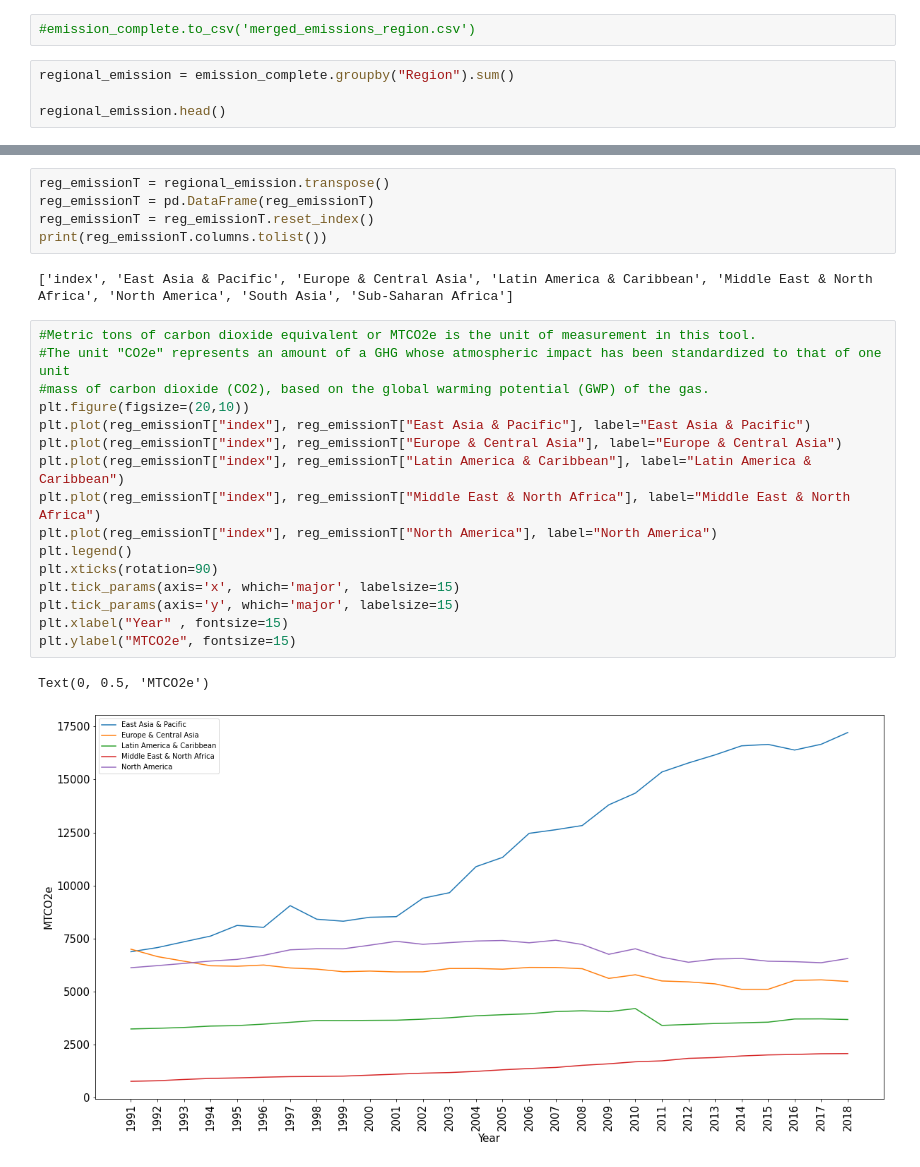
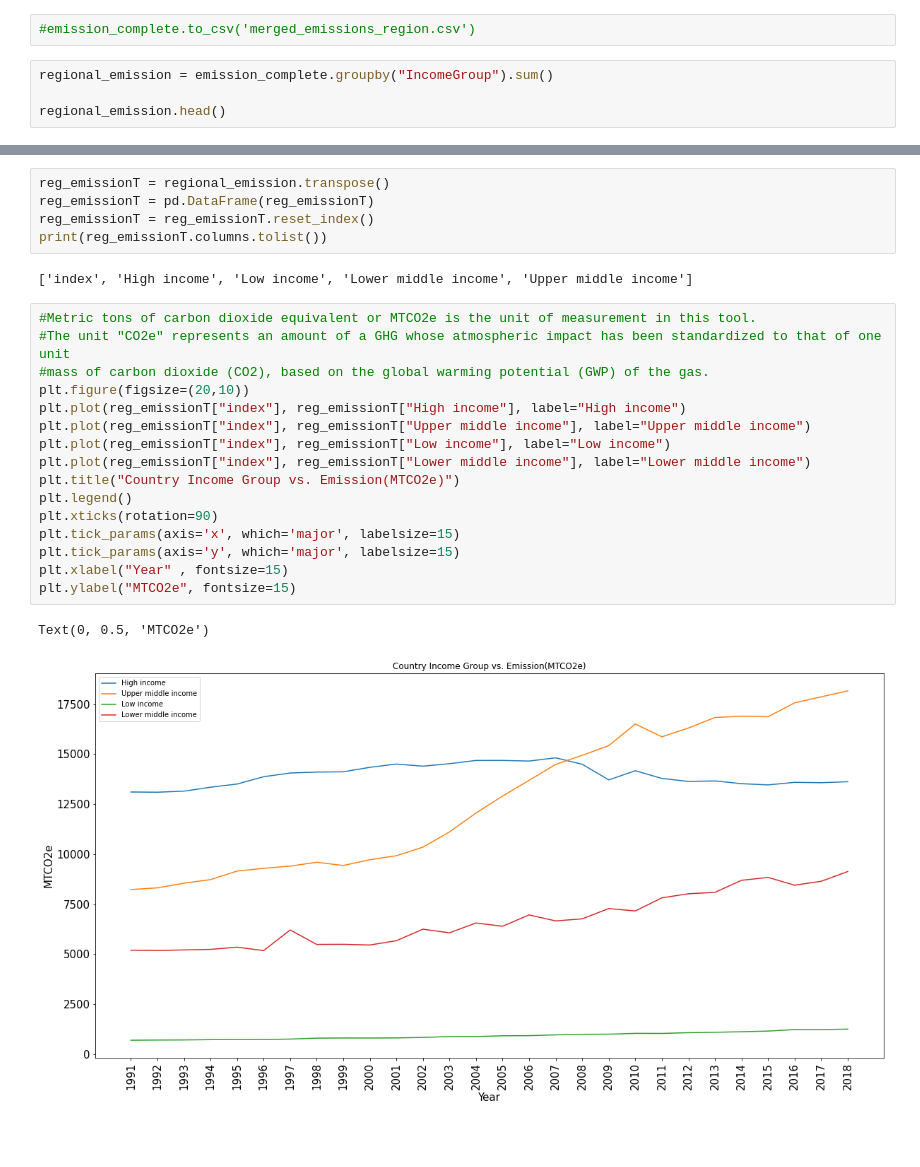
Before and after one commit to douglas-robertson/Project1, a Jupyter notebook: Data Files/emission_merge_country_data.ipynb, the cells around one changed output, grey strips where cells are left out. Cells and saved outputs as stored; diff of their text form; blank space fills up the shorter version.

Commit message:
combined emission and GDP data to region data
graphs generated for emission by income grup
GDP by income group

```diff
--- a/Data Files/emission_merge_country_data.ipynb
+++ b/Data Files/emission_merge_country_data.ipynb
@@ -45,7 +45,7 @@ emission_complete.head()
 # %%
 #emission_complete.to_csv('merged_emissions_region.csv')
 # %%
-regional_emission = emission_complete.groupby("Region").sum()
+regional_emission = emission_complete.groupby("IncomeGroup").sum()
 
 regional_emission.head()
 # %% [output]
@@ -63,23 +62,23 @@ reg_emissionT = pd.DataFrame(reg_emissionT)
 reg_emissionT = reg_emissionT.reset_index()
 print(reg_emissionT.columns.tolist())
 # %% [output]
-['index', 'East Asia & Pacific', 'Europe & Central Asia', 'Latin America & Caribbean', 'Middle East & North Africa', 'North America', 'South Asia', 'Sub-Saharan Africa']
+['index', 'High income', 'Low income', 'Lower middle income', 'Upper middle income']
 # %%
 #Metric tons of carbon dioxide equivalent or MTCO2e is the unit of measurement in this tool.
 #The unit "CO2e" represents an amount of a GHG whose atmospheric impact has been standardized to that of one unit
 #mass of carbon dioxide (CO2), based on the global warming potential (GWP) of the gas.
 plt.figure(figsize=(20,10))
-plt.plot(reg_emissionT["index"], reg_emissionT["East Asia & Pacific"], label="East Asia & Pacific")
-plt.plot(reg_emissionT["index"], reg_emissionT["Europe & Central Asia"], label="Europe & Central Asia")
-plt.plot(reg_emissionT["index"], reg_emissionT["Latin America & Caribbean"], label="Latin America & Caribbean")
-plt.plot(reg_emissionT["index"], reg_emissionT["Middle East & North Africa"], label="Middle East & North Africa")
-plt.plot(reg_emissionT["index"], reg_emissionT["North America"], label="North America")
+plt.plot(reg_emissionT["index"], reg_emissionT["High income"], label="High income")
+plt.plot(reg_emissionT["index"], reg_emissionT["Upper middle income"], label="Upper middle income")
+plt.plot(reg_emissionT["index"], reg_emissionT["Low income"], label="Low income")
+plt.plot(reg_emissionT["index"], reg_emissionT["Lower middle income"], label="Lower middle income")
+plt.title("Country Income Group vs. Emission(MTCO2e)")
 plt.legend()
 plt.xticks(rotation=90)
 plt.tick_params(axis='x', which='major', labelsize=15)
 plt.tick_params(axis='y', which='major', labelsize=15)
 plt.xlabel("Year" , fontsize=15)
 plt.ylabel("MTCO2e", fontsize=15)
 # %% [output]
 Text(0, 0.5, 'MTCO2e')
-[figure, old version]
+[figure, new version]
```
Also changed, not shown: parts of 1 cell of this notebook, 4 other files.
